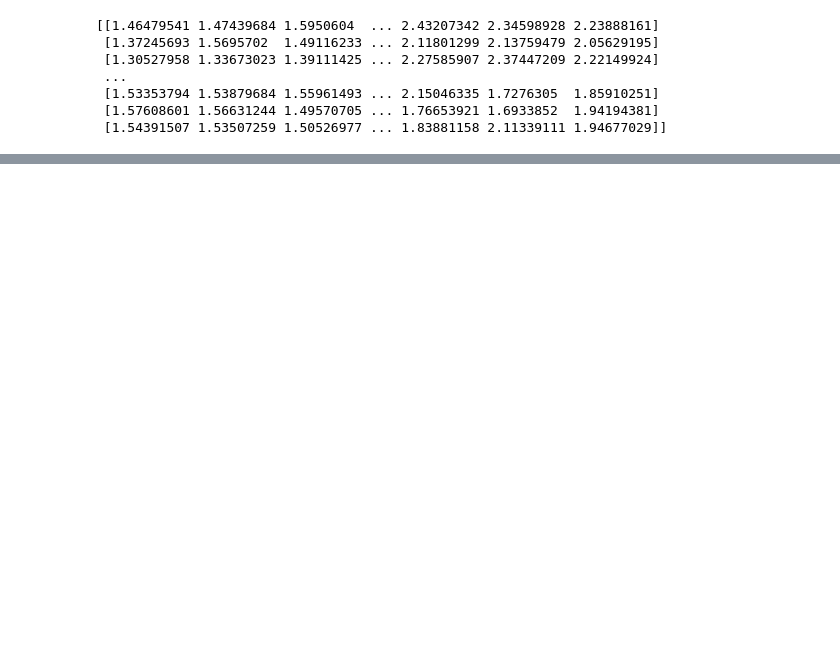
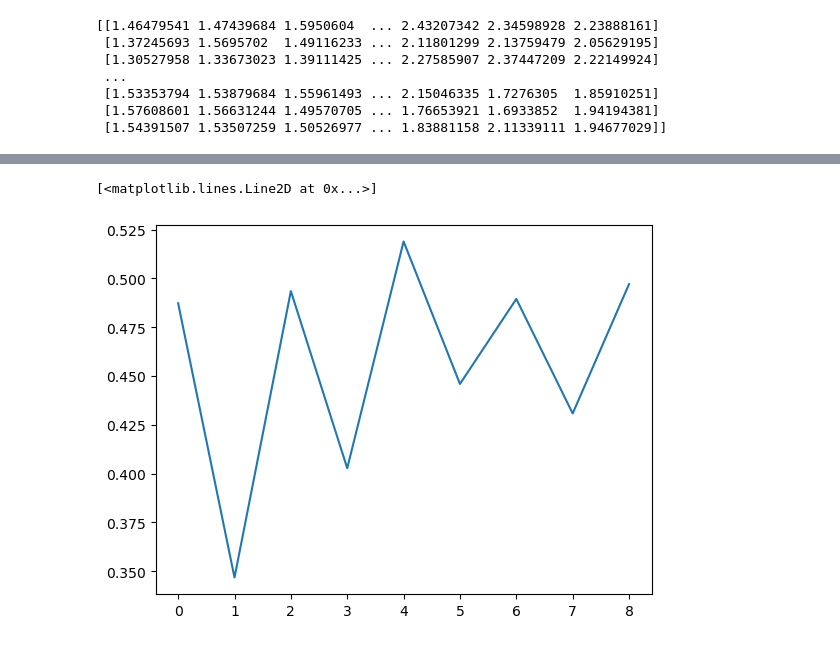
Before and after one commit to akash20122001/B.Tech-Project, a Jupyter notebook: Untitled.ipynb, the cells around one changed output, grey strips where cells are left out. Cells and saved outputs as stored; diff of their text form; code cells hidden in the pictures; blank space fills up the shorter version.

```diff
--- a/Untitled.ipynb
+++ b/Untitled.ipynb
@@ -318,9 +331,3 @@ scaler.fit(x_train)
 x_train = scaler.transform(x_train)
 x_val = scaler.transform(x_val)
 x_test = scaler.transform(x_test)
-# %%
-# Initialize Decision Tree Classifier
-dt_clf = DecisionTreeClassifier(random_state=1)
-
-# Train the classifier on the training data
-dt_clf.fit(x_train, y_train)
@@ -356,14 +409,8 @@ x_train = scaler.transform(x_train)
 x_val = scaler.transform(x_val)
 x_test = scaler.transform(x_test)
 
-param_grid = {
-    'leaf_size': range(50),
-    'n_neighbors': range(1, 10),
-    'p': [1, 2]
-}
-split_index = [-1 if x in range(len(x_train)) else 0 for x in range(len(x))]
-ps = PredefinedSplit(test_fold=split_index)
-knn_clf = GridSearchCV(KNeighborsClassifier(), param_grid, cv=ps, refit=True)
+
+knn_clf.KNeighborsClassifier(n_neighbors=i)
 knn_clf.fit(x, y)
 y_pred = knn_clf.predict(x_test)
 y_true = y_test
@@ -400,0 +421,16 @@ Traceback (most recent call last):
+# %%
+# Initialize KNN Classifier
+acc=[]
+f1_list=[]
+for i in range(1,100) :
+    knn_clf = KNeighborsClassifier(n_neighbors=i)
+    knn_clf.fit(x_train, y_train)
+
+    preds = knn_clf.predict(x_val)
+#     probs = dt_clf.predict_proba(x_val)
+    accuracy = accuracy_score(y_val, preds)
+    print("Accuracy: {:.2f}%".format(accuracy * 100))
+    acc.append(accuracy)
+    f1 = f1_score(y_val,preds)
+    f1_list.append(f1)
+    print("F1 Score: {:.2f}".format(f1))
@@ -400,0 +455,5 @@ Traceback (most recent call last):
+# %%
+plt.plot(f1_list)
+# %% [output]
+[<matplotlib.lines.Line2D at 0x...>]
+[figure, added]
```
Also changed, not shown: parts of 34 cells of this notebook.
